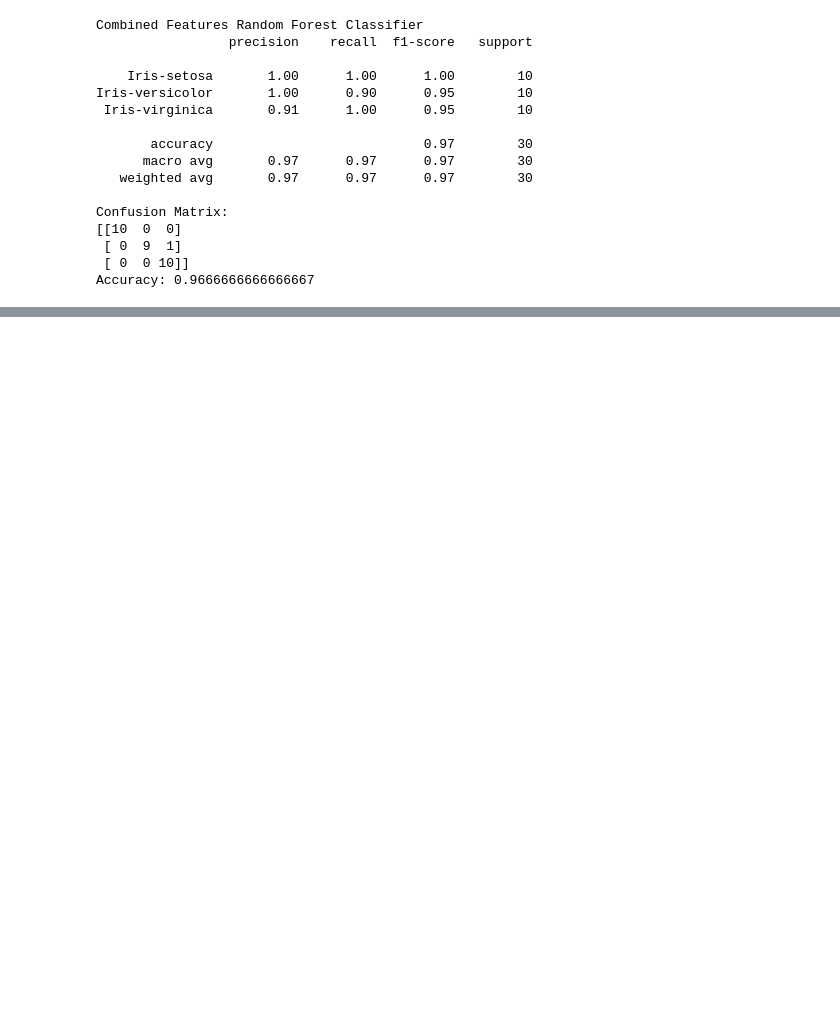
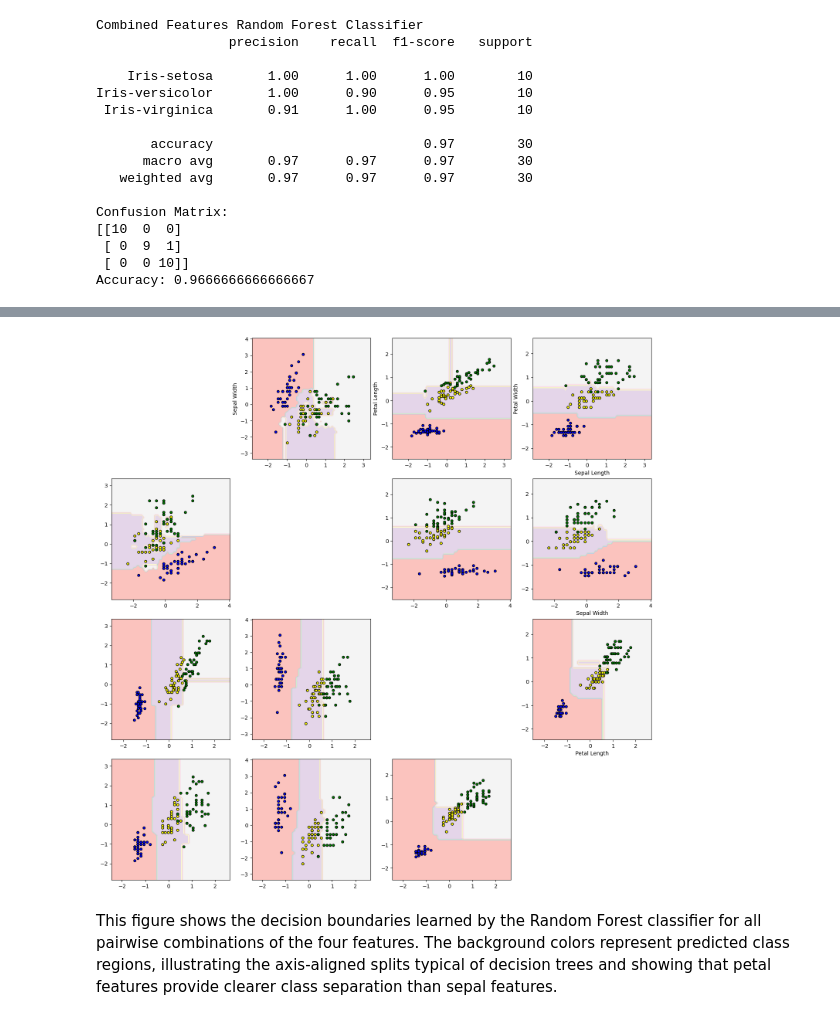
Before and after one commit to Lovjoy/Iris-EDA-and-Machine-Learning, a Jupyter notebook: 04_random_forest.ipynb, the cells around one changed output, grey strips where cells are left out. Saved outputs shown, nothing was run; the diff lists cells and outputs as text; code cells hidden in the pictures; blank space fills up the shorter version.

```diff
--- a/04_random_forest.ipynb
+++ b/04_random_forest.ipynb
@@ -45,0 +63,9 @@ y_test  = splits["y_test"]
+# %%
+base_clf = RandomForestClassifier(random_state=42)
+base_clf.fit(X_train_combined, y_train)
+y_pred = base_clf.predict(X_test_combined)
+print("Combined Features Random Forest Classifier")
+print(classification_report(y_test, y_pred))
+print("Confusion Matrix:")
+print(confusion_matrix(y_test, y_pred))
+print("Accuracy:", accuracy_score(y_test, y_pred))
@@ -46,10 +89,10 @@ y_test  = splits["y_test"]
 # %%
 parm_grid = {
-    'n_estimators': [50, 100, 200], # number of trees
-    'max_depth': [None, 10], # maximum depth of the tree
+    'n_estimators': [50, 100, 200, 500], # number of trees
+    'max_depth': [None, 2, 5, 10], # maximum depth of the tree
     'min_samples_split': [2, 5, 10], # minimum number of samples required to split an internal node
-    'min_samples_leaf': [1, 4], # minimum number of samples required to be at a leaf node
-    'max_features': ['sqrt', 'log2'], # number of features to consider when looking for the best split
+    'min_samples_leaf': [1, 2, 4], # minimum number of samples required to be at a leaf node
+    'max_features': ['sqrt', 'log2', None], # number of features to consider when looking for the best split
 }
 
 grid_search = GridSearchCV(
@@ -133,0 +239,11 @@ plt.show()
+# %%
+X_train_df = pd.DataFrame(X_train_combined, columns=feature_names)
+
+def clf_factory():
+    return RandomForestClassifier(n_estimators=50, random_state=42)
+
+plot_decision_surface(clf_factory, X_train_df, y_train, feature_names)
+# %% [output]
+[figure, added]
+# %% [markdown]
+This figure shows the decision boundaries learned by the Random Forest classifier for all pairwise combinations of the four features. The background colors represent predicted class regions, illustrating the axis-aligned splits typical of decision trees and showing that petal features provide clearer class separation than sepal features.
```
Also changed, not shown: parts of 12 cells of this notebook.
